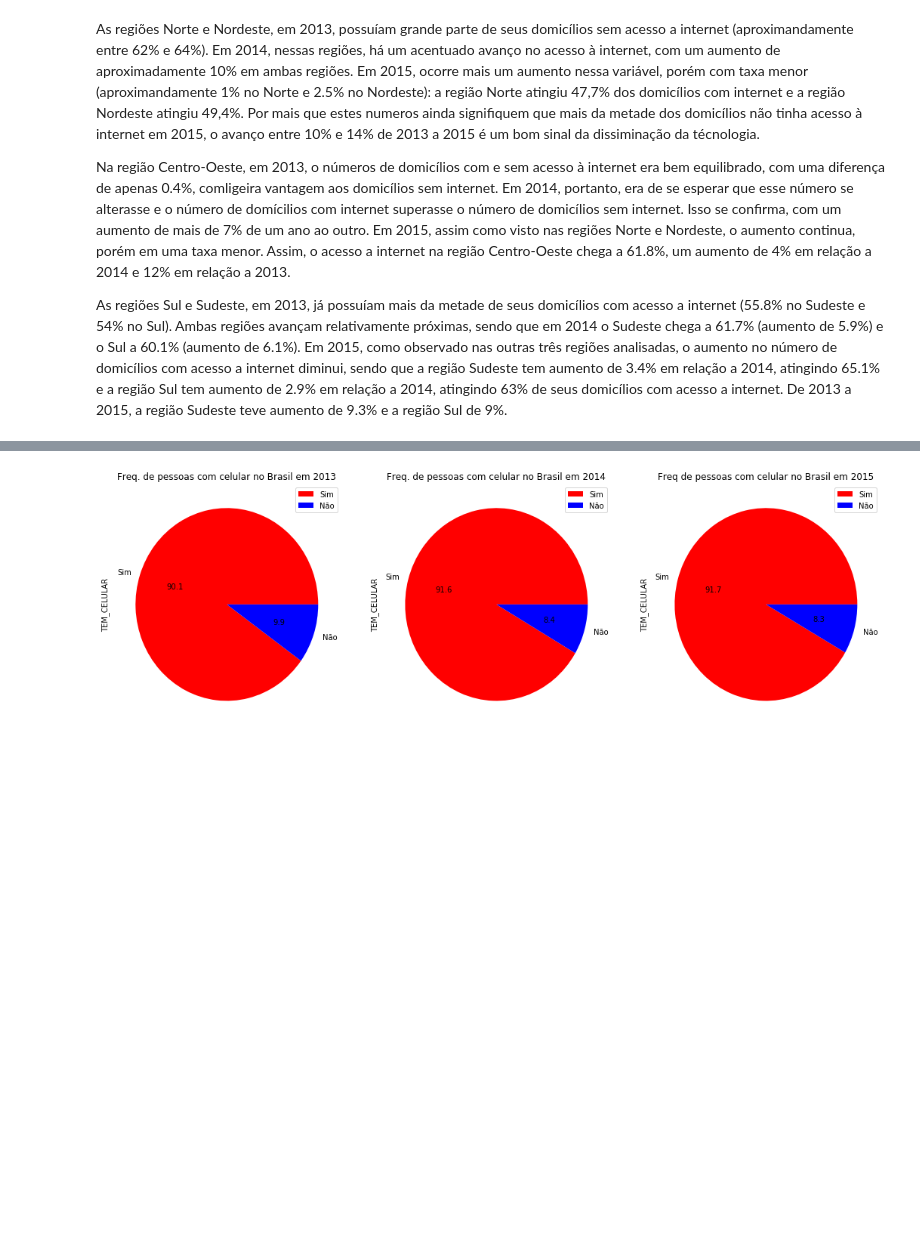
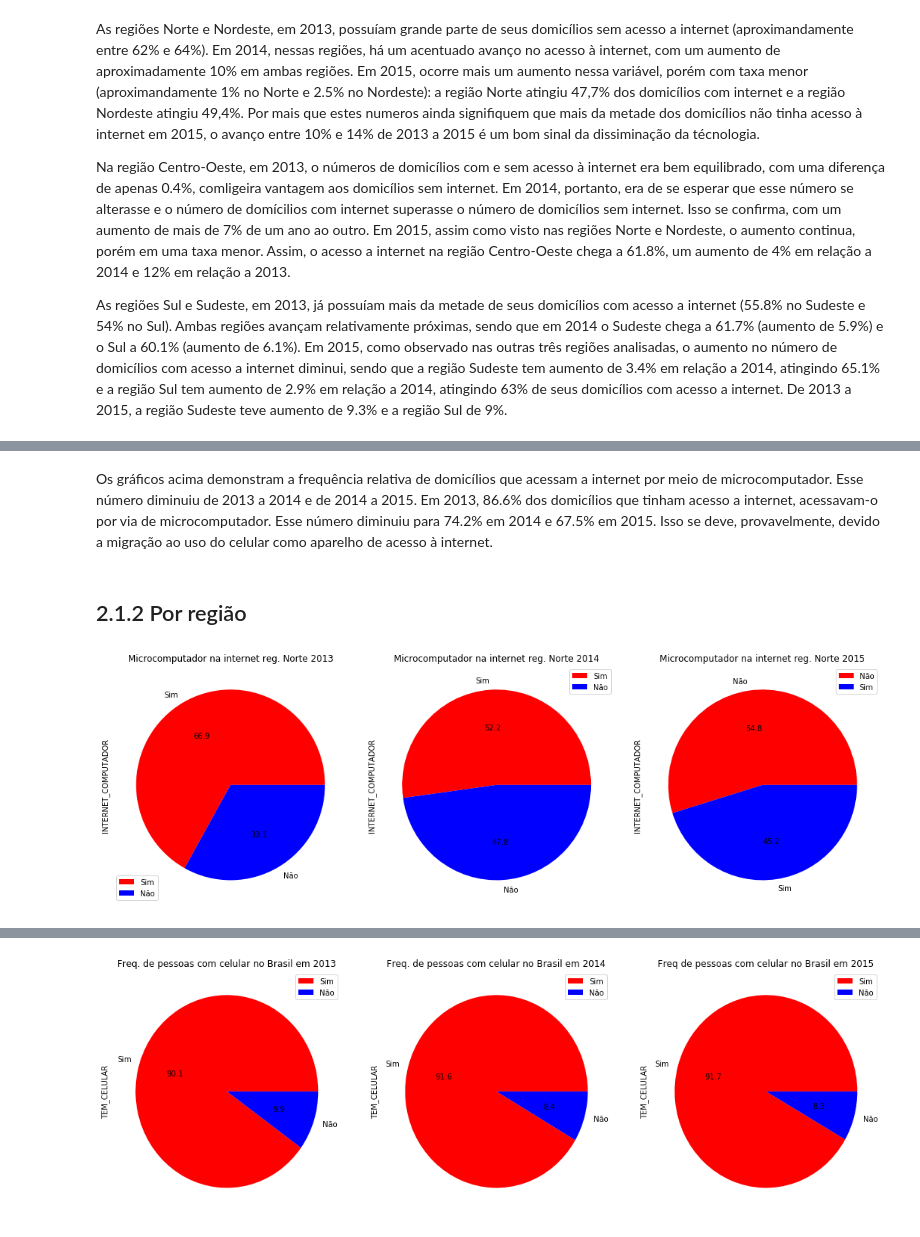
Before and after one commit to pilnikthomas/Ciencia_dos_Dados, a Jupyter notebook: Projeto1_ThomasPilnik.ipynb, the cells around one changed output, grey strips where cells are left out. Drawn from its saved outputs; the diff is of its cells as text; code cells hidden in the pictures; blank space fills up the shorter version.

```diff
--- a/Projeto1_ThomasPilnik.ipynb
+++ b/Projeto1_ThomasPilnik.ipynb
@@ -223,0 +269,23 @@ As regiões Sul e Sudeste, em 2013, já possuíam mais da metade de seus domicí
+# %% [markdown]
+Os gráficos acima demonstram a frequência relativa de domicílios que acessam a internet por meio de microcomputador. Esse número diminuiu de 2013 a 2014 e de 2014 a 2015. Em 2013, 86.6% dos domicílios que tinham acesso a internet, acessavam-o por via de microcomputador. Esse número diminuiu para 74.2% em 2014 e 67.5% em 2015. Isso se deve, provavelmente, devido a migração ao uso do celular como aparelho de acesso à internet.
+# %% [markdown]
+## 2.1.2 Por região
+# %%
+fig = plt.figure(figsize=(15,5))
+
+plt.subplot(131)
+plot = pnad13_dataframe[pnad13_dataframe.REGIAO=="Norte"].INTERNET_COMPUTADOR.value_counts().plot(kind='pie', colors=('red', 'blue'), autopct="%0.1f",legend=True)
+plt.title("Microcomputador na internet reg. Norte 2013")
+
+plt.subplot(132)
+plot = pnad14_dataframe[pnad14_dataframe.REGIAO=="Norte"].INTERNET_COMPUTADOR.value_counts().plot(kind='pie', colors=('red', 'blue'), autopct="%0.1f",legend=True)
+plt.title("Microcomputador na internet reg. Norte 2014")
+
+plt.subplot(133)
+plot = pnad15_dataframe[pnad15_dataframe.REGIAO=="Norte"].INTERNET_COMPUTADOR.value_counts().plot(kind='pie', colors=('red', 'blue'), autopct="%0.1f",legend=True)
+plt.title("Microcomputador na internet reg. Norte 2015")
+
+plt.tight_layout()
+plt.show()
+# %% [output]
+[figure, added]
```
Also changed, not shown: parts of 44 cells of this notebook.
